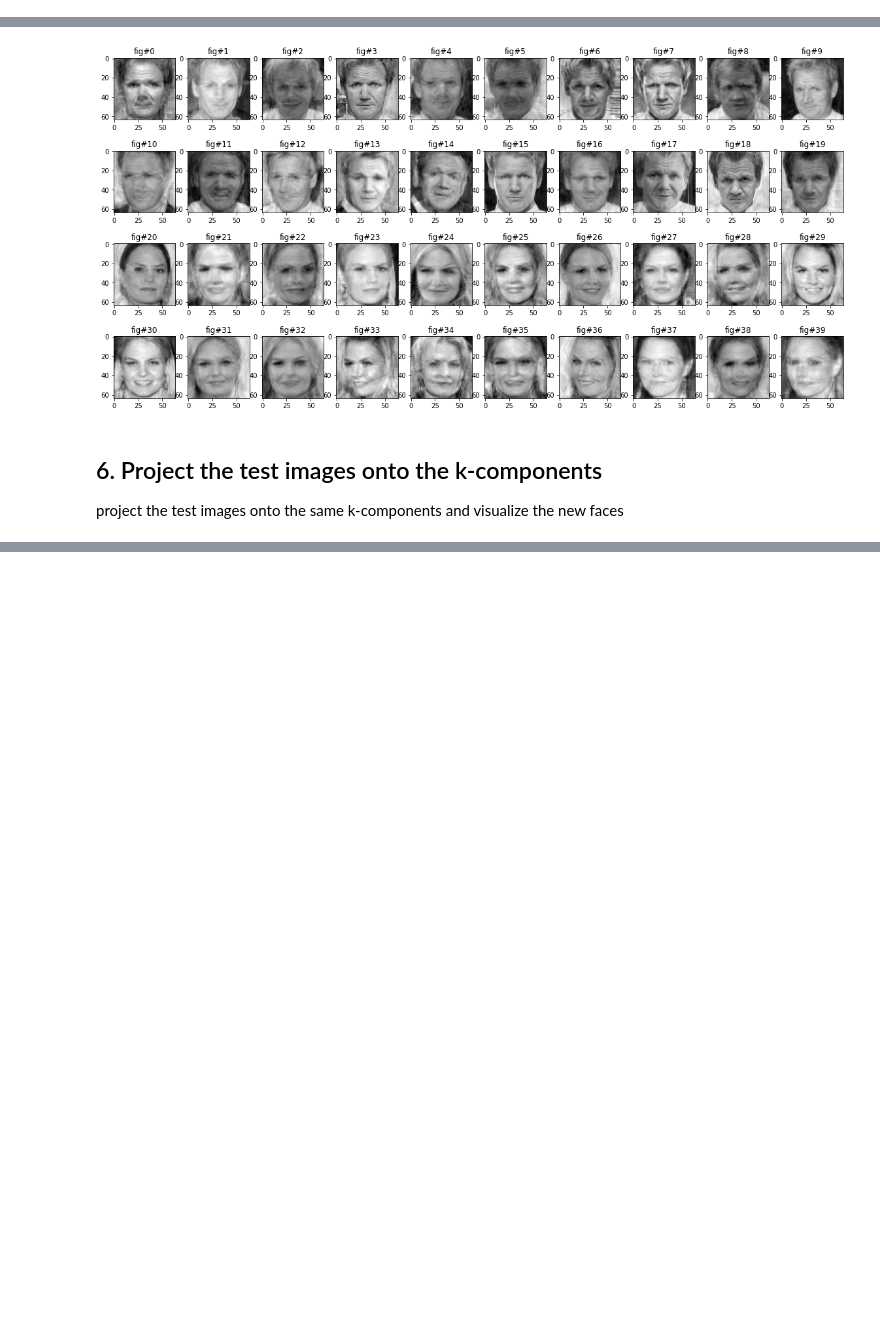
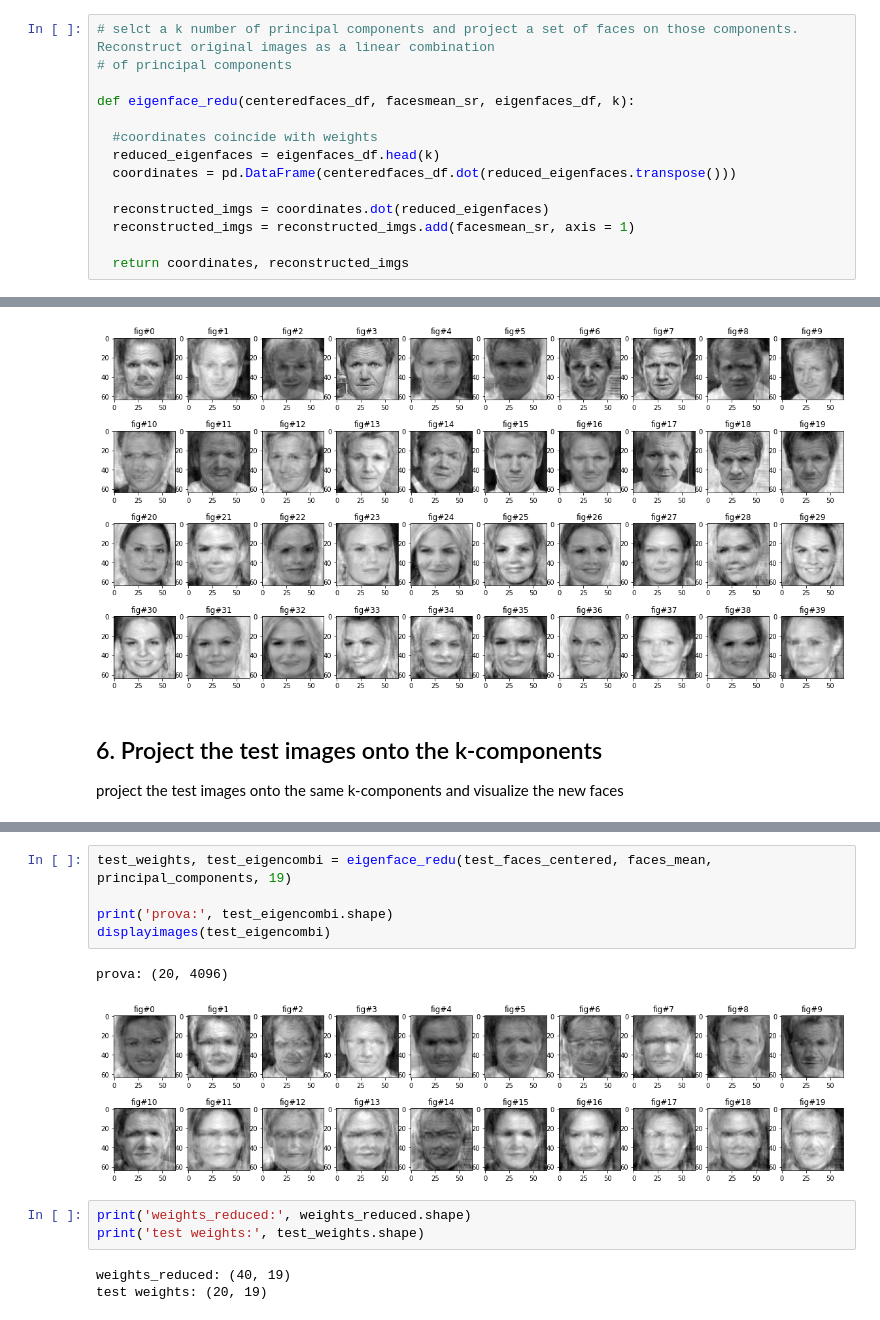
Before and after one commit to Nicocro/CV_Assignments, a Jupyter notebook: 4_2_Learning_features_from_data.ipynb, the cells around one changed output, grey strips where cells are left out. Drawn from its saved outputs; the diff is of its cells as text; blank space fills up the shorter version.

```diff
--- a/4_2_Learning_features_from_data.ipynb
+++ b/4_2_Learning_features_from_data.ipynb
@@ -265 +255,15 @@ def eigenface_redu(eigenfaces_df, weights_df, k):
+# %%
+# selct a k number of principal components and project a set of faces on those components. Reconstruct original images as a linear combination
+# of principal components
+
+def eigenface_redu(centeredfaces_df, facesmean_sr, eigenfaces_df, k):
+
+  #coordinates coincide with weights
+  reduced_eigenfaces = eigenfaces_df.head(k)
+  coordinates = pd.DataFrame(centeredfaces_df.dot(reduced_eigenfaces.transpose()))
+
+  reconstructed_imgs = coordinates.dot(reduced_eigenfaces)
+  reconstructed_imgs = reconstructed_imgs.add(facesmean_sr, axis = 1)
+
+  return coordinates, reconstructed_imgs
 # %%
@@ -277,0 +307,14 @@ project the test images onto the same k-components and visualize the new faces
+# %%
+test_weights, test_eigencombi = eigenface_redu(test_faces_centered, faces_mean, principal_components, 19)
+
+print('prova:', test_eigencombi.shape)
+displayimages(test_eigencombi)
+# %% [output]
+prova: (20, 4096)
+[figure, added]
+# %%
+print('weights_reduced:', weights_reduced.shape)
+print('test weights:', test_weights.shape)
+# %% [output]
+weights_reduced: (40, 19)
+test weights: (20, 19)
```
Also changed, not shown: parts of 15 cells of this notebook.
